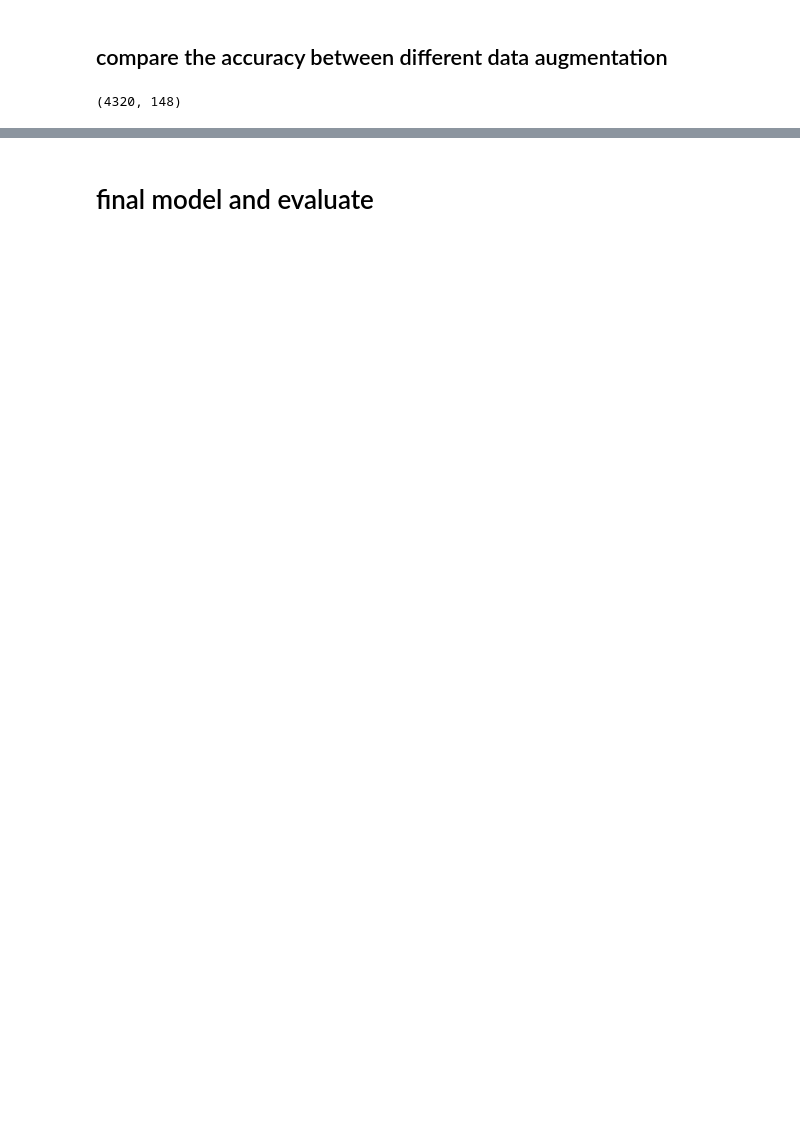
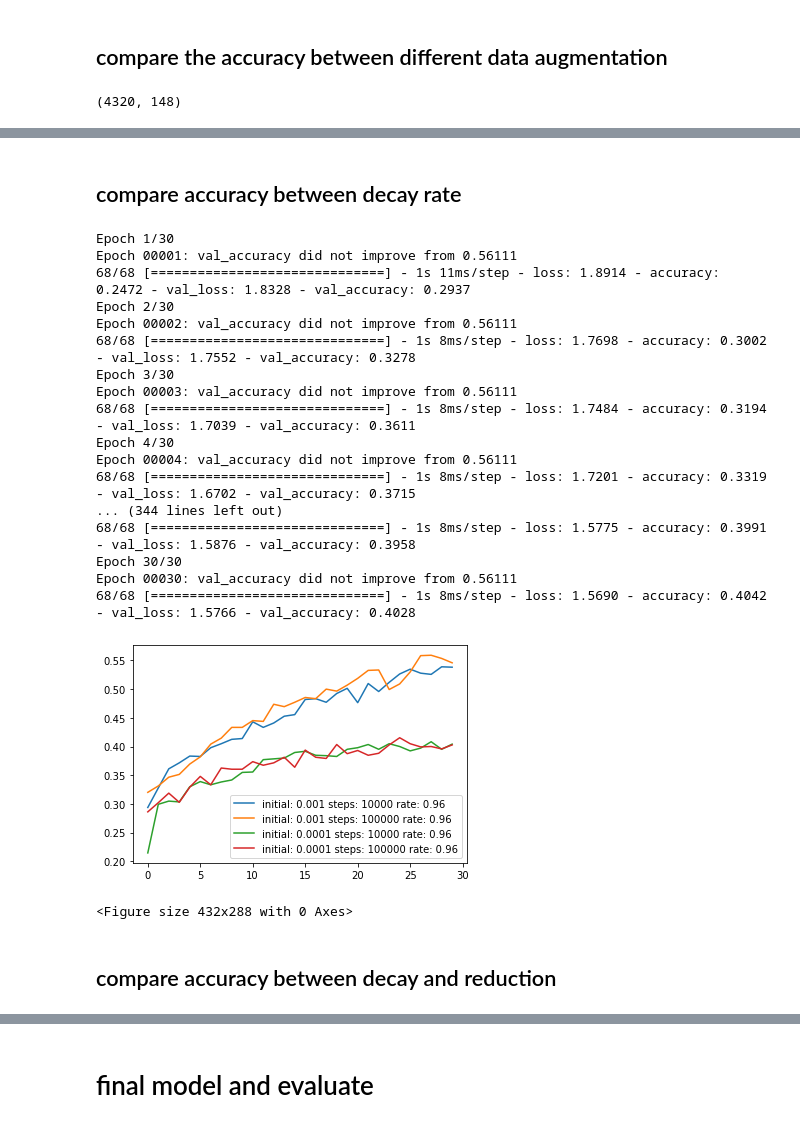
Before and after one commit to Jarvisarmy/-Theoretical_ML_Project, a Jupyter notebook: RAVDESS Emotional speech audio.ipynb, the cells around one changed output, grey strips where cells are left out. Drawn from its saved outputs; the diff is of its cells as text; code cells hidden in the pictures; blank space fills up the shorter version.

```diff
--- a/RAVDESS Emotional speech audio.ipynb
+++ b/RAVDESS Emotional speech audio.ipynb
@@ -588,3 +707,5 @@ Epoch 30/30
  <keras.callbacks.History at 0x...>,
  <keras.callbacks.History at 0x...>,
  <keras.callbacks.History at 0x...>]
+# %% [markdown]
+<h2> compare accuracy between decay rate </h2>
@@ -590,0 +734,51 @@ Epoch 30/30
+# %%
+def compared_decay_rate():
+    initials = [0.001,0.0001]
+    steps = [10000,100000]
+    rates = [0.96]
+    historys =[]
+    for initial in initials:
+        for step in steps:
+            for rate in rates:
+                X,y = get_features(["mels"],["noise","time_shift","time_stretch","pitch_shift"])
+                encoder = OneHotEncoder()
+                y = encoder.fit_transform(np.array(y).reshape(-1,1)).toarray()
+                x_train, x_rest, y_train, y_rest = train_test_split(X, y, random_state=0, test_size=0.4)
+                x_test, x_val, y_test, y_val = train_test_split(x_rest,y_rest,random_state=0,test_size=0.5)
+                model = build_model_with_decay(x_train,initial,step,rate)
+                x_train = np.expand_dims(x_train, axis=2)
+                x_test = np.expand_dims(x_test, axis=2)
+                x_val = np.expand_dims(x_val, axis=2)
+
+                history=model.fit(x_train, y_train, batch_size=64, epochs=30, validation_data=(x_val, y_val),callbacks=callback_list)
+                historys.append(history)
+                loss_history = pd.DataFrame(history.history)
+                plt.plot(loss_history['val_accuracy'],label="initial: "+str(initial)+ " steps: "+str(step)+ " rate: "+str(rate))
+    plt.legend()
+    plt.show()
+    plt.savefig("compared_decay_rate_"+time.strftime("%Y%m%d-%H%M%S")+".png")
+    return historys
+# %%
+decay_rate_historys = compared_decay_rate()
+# %% [output]
+Epoch 1/30
+Epoch 00001: val_accuracy did not improve from 0.56111
+68/68 [==============================] - 1s 11ms/step - loss: 1.8914 - accuracy: 0.2472 - val_loss: 1.8328 - val_accuracy: 0.2937
+Epoch 2/30
+Epoch 00002: val_accuracy did not improve from 0.56111
+68/68 [==============================] - 1s 8ms/step - loss: 1.7698 - accuracy: 0.3002 - val_loss: 1.7552 - val_accuracy: 0.3278
+Epoch 3/30
+Epoch 00003: val_accuracy did not improve from 0.56111
+68/68 [==============================] - 1s 8ms/step - loss: 1.7484 - accuracy: 0.3194 - val_loss: 1.7039 - val_accuracy: 0.3611
+Epoch 4/30
+Epoch 00004: val_accuracy did not improve from 0.56111
+68/68 [==============================] - 1s 8ms/step - loss: 1.7201 - accuracy: 0.3319 - val_loss: 1.6702 - val_accuracy: 0.3715
+... (344 lines left out)
+68/68 [==============================] - 1s 8ms/step - loss: 1.5775 - accuracy: 0.3991 - val_loss: 1.5876 - val_accuracy: 0.3958
+Epoch 30/30
+Epoch 00030: val_accuracy did not improve from 0.56111
+68/68 [==============================] - 1s 8ms/step - loss: 1.5690 - accuracy: 0.4042 - val_loss: 1.5766 - val_accuracy: 0.4028
+[figure, added]
+<Figure size 432x288 with 0 Axes>
+# %% [markdown]
+<h2> compare accuracy between decay and reduction </h2>
```
Also changed, not shown: parts of 19 cells of this notebook, 58 other files.
